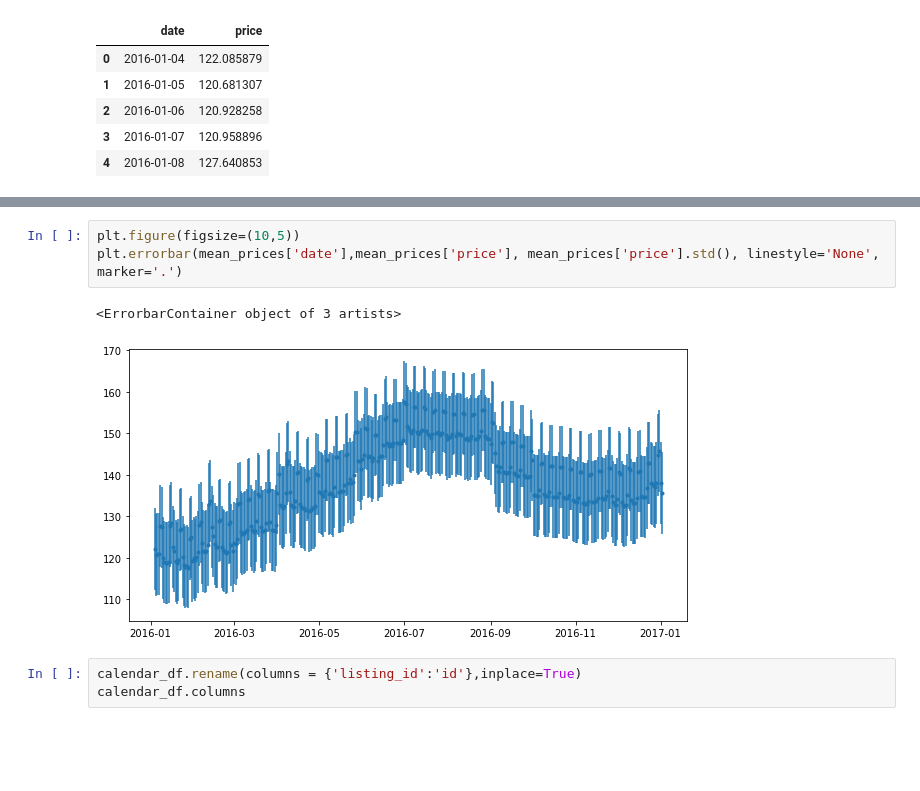
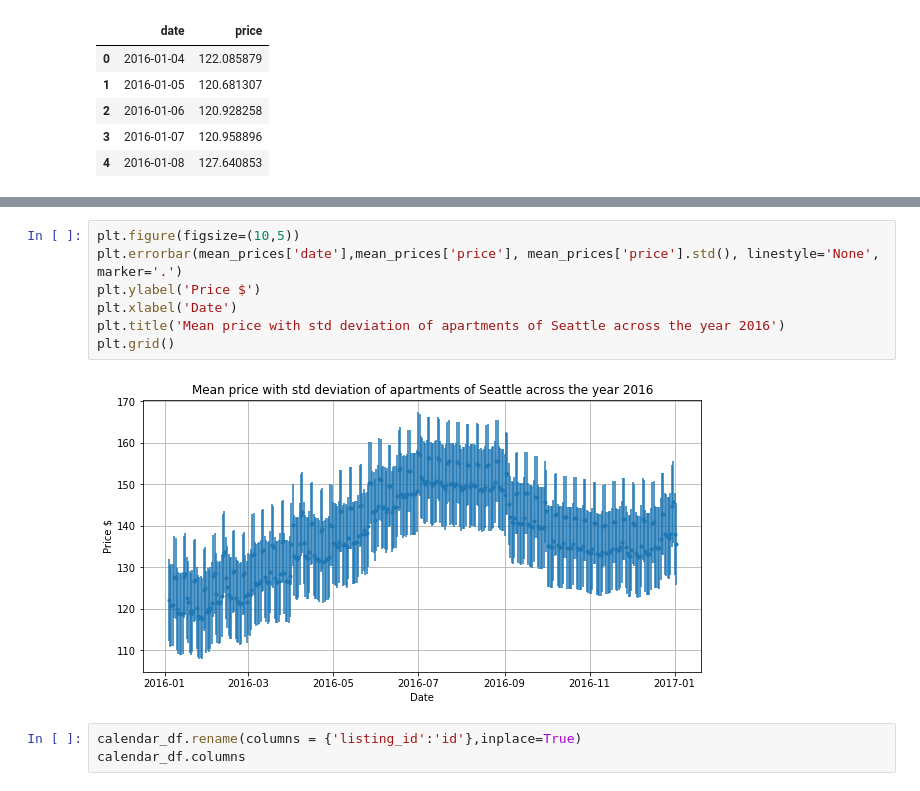
Before and after one commit to gderivas/DS_Nanodegree, a Jupyter notebook: project.ipynb, the cells around one changed output, grey strips where cells are left out. Saved outputs shown, nothing was run; the diff lists cells and outputs as text; blank space fills up the shorter version.

```diff
--- a/project.ipynb
+++ b/project.ipynb
@@ -506,9 +510,12 @@ plt.plot(mean_prices['date'],mean_prices['price'])
 # %%
 plt.figure(figsize=(10,5))
 plt.errorbar(mean_prices['date'],mean_prices['price'], mean_prices['price'].std(), linestyle='None', marker='.')
+plt.ylabel('Price $')
+plt.xlabel('Date')
+plt.title('Mean price with std deviation of apartments of Seattle across the year 2016')
+plt.grid()
 # %% [output]
-<ErrorbarContainer object of 3 artists>
-[figure, old version]
+[figure, new version]
 # %%
 calendar_df.rename(columns = {'listing_id':'id'},inplace=True)
 calendar_df.columns
```
Also changed, not shown: parts of 10 cells of this notebook.
